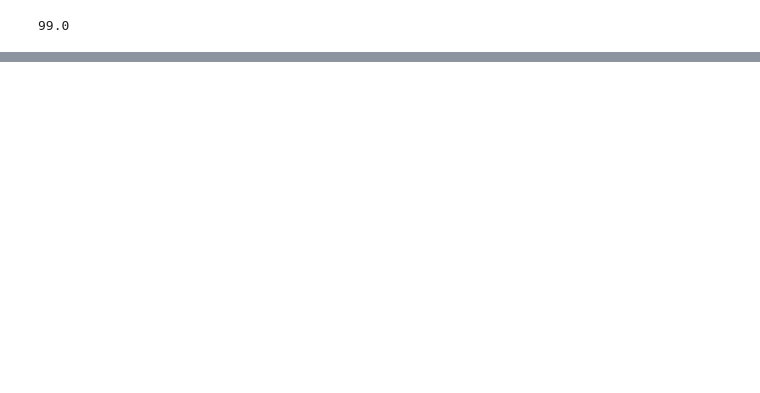
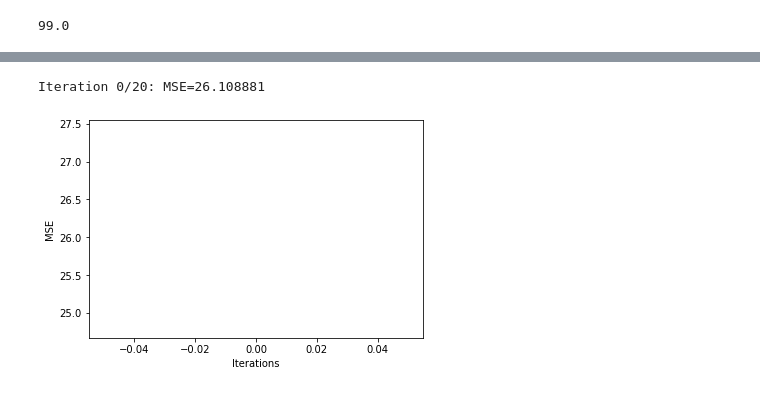
Before and after one commit to zp20945/DSDM, a Jupyter notebook: Lab_4/my_recommender.ipynb, the cells around one changed output, grey strips where cells are left out. Cells and saved outputs as stored; diff of their text form; code cells hidden in the pictures; blank space fills up the shorter version.

```diff
--- a/Lab_4/my_recommender.ipynb
+++ b/Lab_4/my_recommender.ipynb
@@ -18,0 +30,3 @@ data.head()
+# %%
+df.replace(99,  np.nan, inplace=True)
+df
@@ -18,0 +47,3 @@ data.head()
+# %%
+df.drop(0, axis=1, inplace=True)
+df
@@ -49,3 +126,11 @@ arr[idx[0][0], idx[1][0]]
 new_arr[idx[0][0], idx[1][0]]
 # %% [output]
 99.0
+# %%
+data = df
+n_latent_factors = 2
+
+user_ratings = data.values
+# Initialise as random values
+latent_user_preferences = np.random.random((user_ratings.shape[0], n_latent_factors))
+latent_item_features = np.random.random((user_ratings.shape[1], n_latent_factors))
@@ -51,0 +205,11 @@ new_arr[idx[0][0], idx[1][0]]
+# %%
+num_iter = 20
+hist = sgd(num_iter)  # Note how the MSE decreases with the number of iterations
+plt.figure()
+plt.plot(np.arange(0, num_iter, 10000), hist)
+plt.xlabel("Iterations")
+plt.ylabel("MSE")
+plt.show()
+# %% [output]
+Iteration 0/20: MSE=26.108881
+[figure, added]
```
Also changed, not shown: parts of 26 cells of this notebook.
